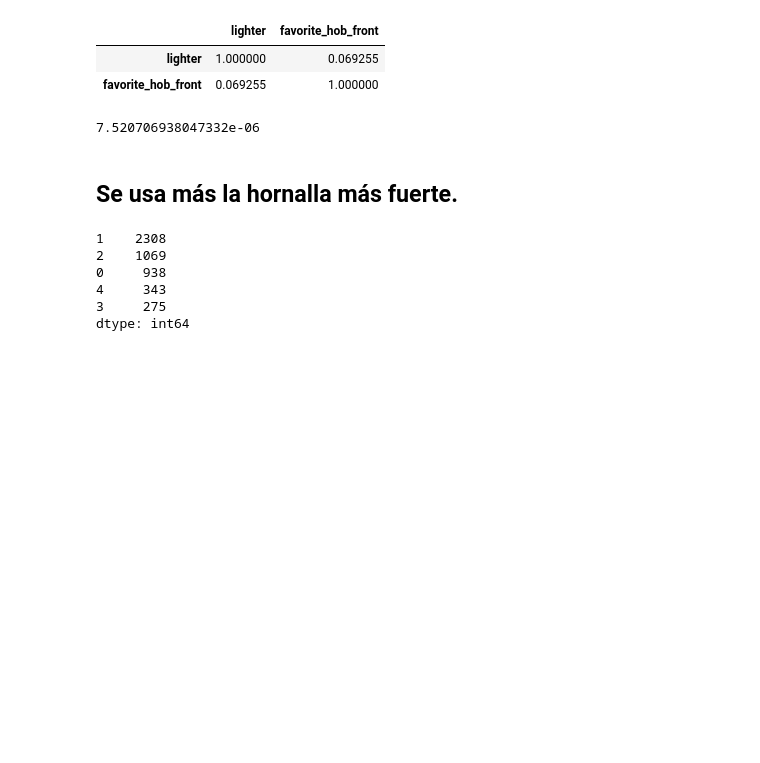
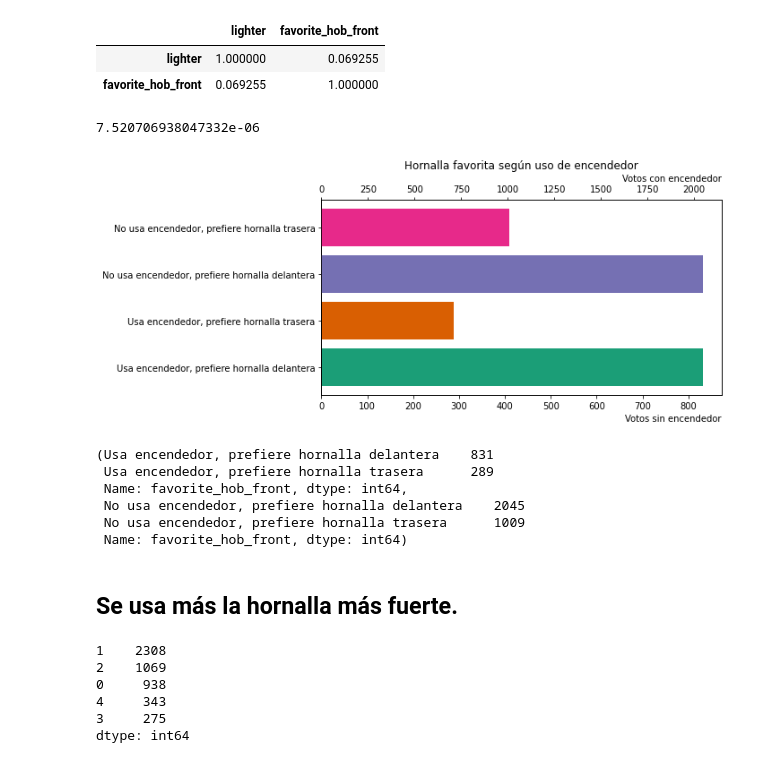
Before and after one commit to seppo0010/hornallas, a Jupyter notebook: Hornallas.ipynb, the cells around one changed output. Drawn from its saved outputs; the diff is of its cells as text; code cells hidden in the pictures; blank space fills up the shorter version.

```diff
--- a/Hornallas.ipynb
+++ b/Hornallas.ipynb
@@ -548,6 +548,42 @@ See the caveats in the documentation: https://pandas.pydata.org/pandas-docs/stab
 pearsonr(subdf['lighter'], subdf['favorite_hob_front'])[1]
 # %% [output]
 7.520706938047332e-06
+# %%
+df0 = subdf[subdf['lighter']]['favorite_hob_front'].value_counts().rename({
+    True: 'Usa encendedor, prefiere hornalla delantera',
+    False: 'Usa encendedor, prefiere hornalla trasera',
+})
+df1 = subdf[~subdf['lighter']]['favorite_hob_front'].value_counts().rename({
+    True: 'No usa encendedor, prefiere hornalla delantera',
+    False: 'No usa encendedor, prefiere hornalla trasera',
+})
+_, ax = plt.subplots(1, 1, figsize=(8, 4))
+plt.barh(y=[0, 1],
+         width=df0.values,
+         color=[cmap(i) for i in range(2)]
+)
+
+tw = plt.twiny()
+tw.barh(y=[2, 3],
+         width=df1.values,
+         color=[cmap(i) for i in range(2, 4)]
+)
+ax.set_xlabel('Votos sin encendedor', loc='right')
+tw.set_xlabel('Votos con encendedor', loc='right')
+plt.yticks([0, 1, 2, 3], labels=[df0.index[0], df0.index[1], df1.index[0], df1.index[1]])
+plt.title('Hornalla favorita según uso de encendedor')
+None
+# %% [output]
+[figure, added]
+# %%
+df0, df1
+# %% [output]
+(Usa encendedor, prefiere hornalla delantera    831
+ Usa encendedor, prefiere hornalla trasera      289
+ Name: favorite_hob_front, dtype: int64,
+ No usa encendedor, prefiere hornalla delantera    2045
+ No usa encendedor, prefiere hornalla trasera      1009
+ Name: favorite_hob_front, dtype: int64)
 # %% [markdown]
 ## Se usa más la hornalla más fuerte.
 # %%
```
Also changed, not shown: parts of 7 cells of this notebook, 5 other files.
